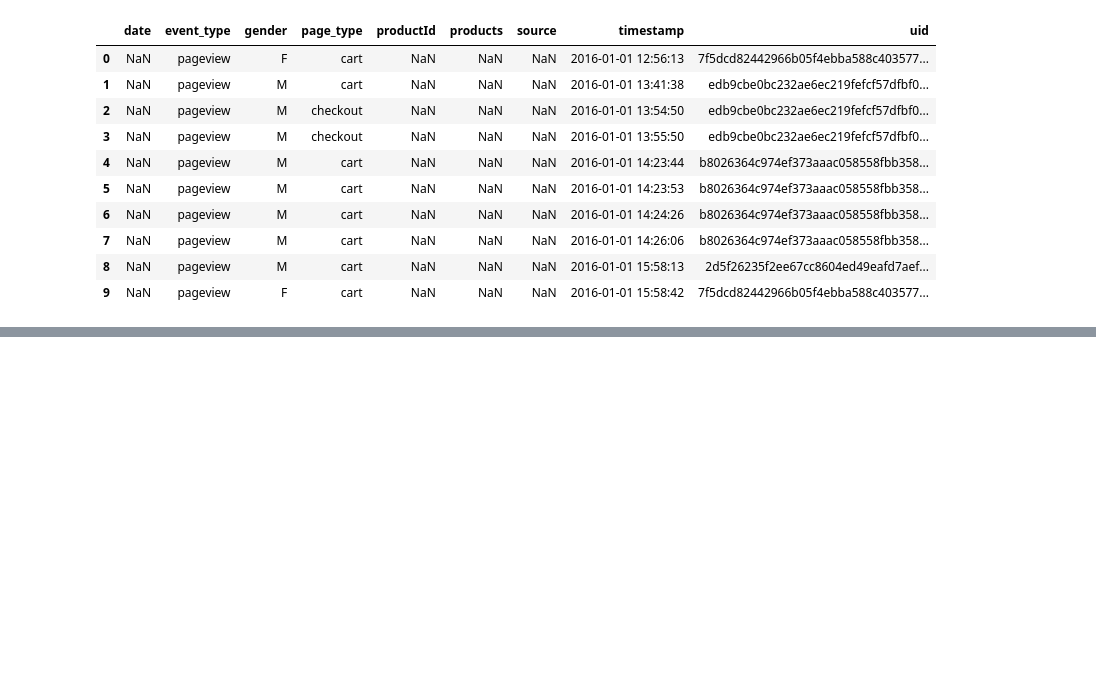
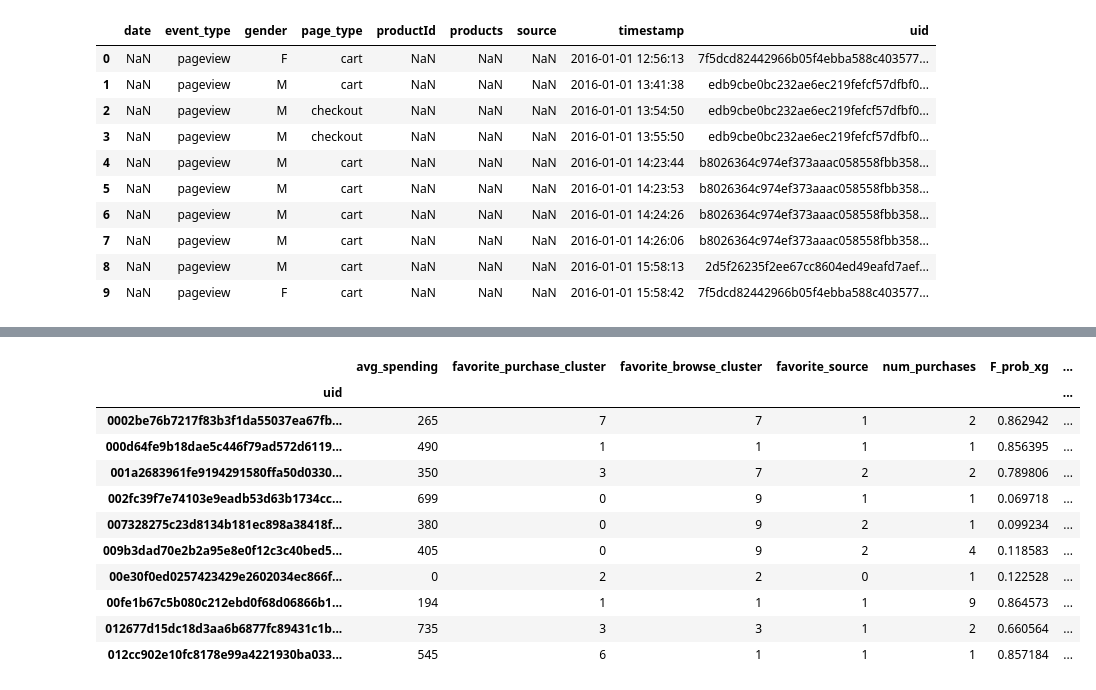
Before and after one commit to bruno-edo/chaordic-ds-challenge, a Jupyter notebook: data-treatment.ipynb, the cells around one changed output, grey strips where cells are left out. Saved outputs shown, nothing was run; the diff lists cells and outputs as text; code cells hidden in the pictures; blank space fills up the shorter version.

```diff
--- a/data-treatment.ipynb
+++ b/data-treatment.ipynb
@@ -411,0 +692,5 @@ True
+# %%
+target_extra = pd.read_csv('target_final_data_extra.csv', sep=';')
+target_extra.rename(columns={'Unnamed: 0': "uid"}, inplace=True)
+target_extra.set_index('uid', inplace=True)
+target_extra.head(10)
@@ -411,0 +710,4 @@ True
+# %%
+y_pred_target = xgb_model_lv0.predict_proba(target_extra)
+y_pred_forest_target = r_forest_lv0.predict_proba(target_extra)
+print(y_pred_target, y_pred_forest_target)
@@ -411,0 +728,20 @@ True
+# %%
+proba_prediction_xgboost_target = pd.DataFrame(y_pred_target, target_extra.index).rename(columns={0: "F_prob_xg", 1: "M_prob_xg"})
+proba_prediction_forest_target = pd.DataFrame(y_pred_forest_target, target_extra.index).rename(columns={0: "F_prob_forest", 1: "M_prob_forest"})
+proba_prediction_target = proba_prediction_xgboost_target.join(proba_prediction_forest_target)
+proba_final_data_target = target_extra.join(proba_prediction_target)
+
+proba_final_data_target.head(10)
+# %% [output]
+|  | avg_spending | favorite_purchase_cluster | favorite_browse_cluster | favorite_source | num_purchases | F_prob_xg | ... |
+| uid |  |  |  |  |  |  | ... |
+| 0002be76b7217f83b3f1da55037ea67fb... | 265 | 7 | 7 | 1 | 2 | 0.862942 | ... |
+| 000d64fe9b18dae5c446f79ad572d6119... | 490 | 1 | 1 | 1 | 1 | 0.856395 | ... |
+| 001a2683961fe9194291580ffa50d0330... | 350 | 3 | 7 | 2 | 2 | 0.789806 | ... |
+| 002fc39f7e74103e9eadb53d63b1734cc... | 699 | 0 | 9 | 1 | 1 | 0.069718 | ... |
+| 007328275c23d8134b181ec898a38418f... | 380 | 0 | 9 | 2 | 1 | 0.099234 | ... |
+| 009b3dad70e2b2a95e8e0f12c3c40bed5... | 405 | 0 | 9 | 2 | 4 | 0.118583 | ... |
+| 00e30f0ed0257423429e2602034ec866f... | 0 | 2 | 2 | 0 | 1 | 0.122528 | ... |
+| 00fe1b67c5b080c212ebd0f68d06866b1... | 194 | 1 | 1 | 1 | 9 | 0.864573 | ... |
+| 012677d15dc18d3aa6b6877fc89431c1b... | 735 | 3 | 3 | 1 | 2 | 0.660564 | ... |
+| 012cc902e10fc8178e99a4221930ba033... | 545 | 6 | 1 | 1 | 1 | 0.857184 | ... |
```
Also changed, not shown: parts of 66 cells of this notebook, 7 other files.
